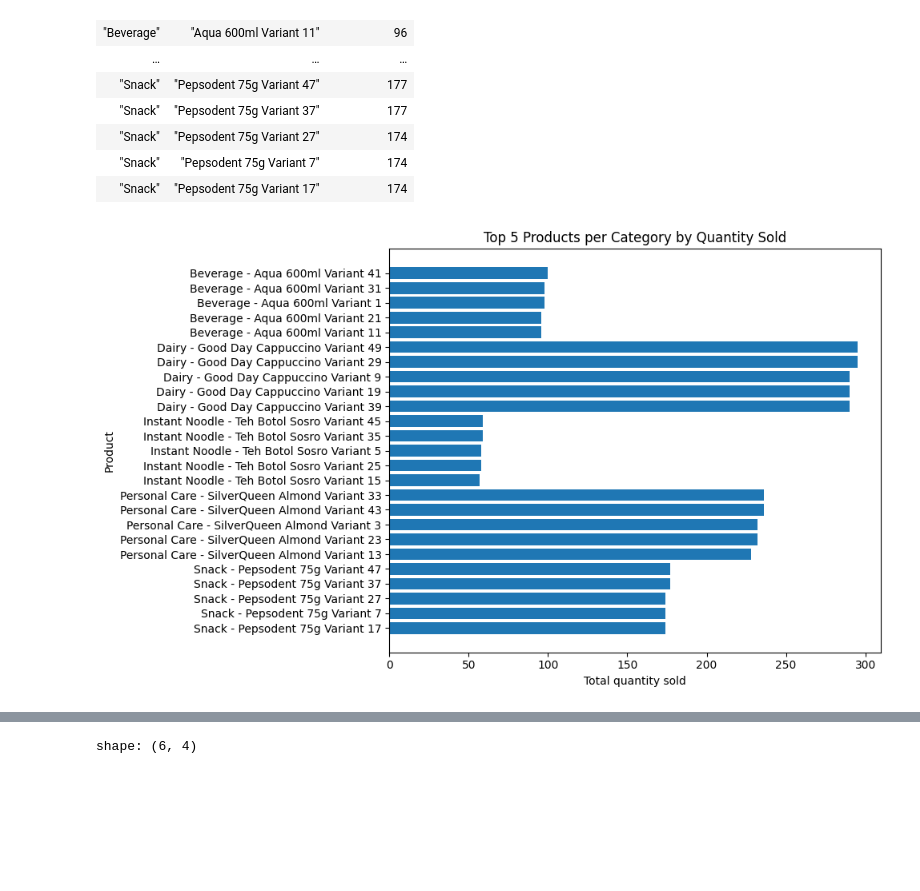
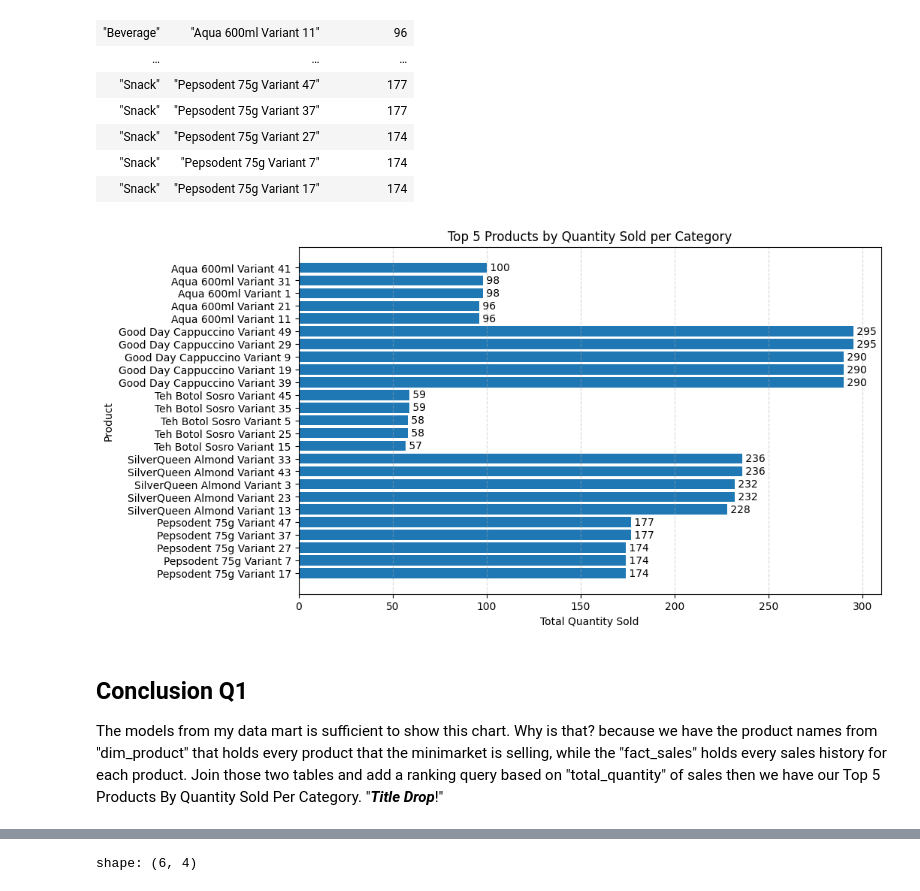
Before and after one commit to Frosthound23/minimarket-cashier-data-pipeline, a Jupyter notebook: notebooks/analysis.ipynb, the cells around one changed output, grey strips where cells are left out. Cells and saved outputs as stored; diff of their text form; code cells hidden in the pictures; blank space fills up the shorter version.

```diff
--- a/notebooks/analysis.ipynb
+++ b/notebooks/analysis.ipynb
@@ -125,22 +132,33 @@ shape: (25, 3)
 | "Snack" | "Pepsodent 75g Variant 7" | 174 |
 | "Snack" | "Pepsodent 75g Variant 17" | 174 |
 # %%
-top_products_plot = top_products.with_columns(
-    (
-        pl.col("category") + " - " + pl.col("product_name")
-    ).alias("label")
-)
+import matplotlib.pyplot as plt
 
-labels = top_products_plot["label"].to_list()
-values = top_products_plot["total_quantity"].to_list()
+products = top_products["product_name"].to_list()
+quantities = top_products["total_quantity"].to_list()
 
 plt.figure(figsize=(10, 6))
-plt.barh(labels, values)
-plt.xlabel("Total quantity sold")
+
+bars = plt.barh(products, quantities)
+
+plt.xlabel("Total Quantity Sold")
 plt.ylabel("Product")
-plt.title("Top 5 Products per Category by Quantity Sold")
+plt.title("Top 5 Products by Quantity Sold per Category")
+
+for bar in bars:
+    width = bar.get_width()
+    plt.text(
+        width,
+        bar.get_y() + bar.get_height() / 2,
+        f" {int(width)}",
+        va="center",
+    )
+
+plt.grid(axis="x", linestyle="--", alpha=0.5)
 plt.gca().invert_yaxis()
-plt.tight_layout()
 plt.show()
 # %% [output]
-[figure, old version]
+[figure, new version]
+# %% [markdown]
+## Conclusion Q1
+The models from my data mart is sufficient to show this chart. Why is that? because we have the product names from "dim_product" that holds every product that the minimarket is selling, while the "fact_sales" holds every sales history for each product. Join those two tables and add a ranking query based on "total_quantity" of sales then we have our Top 5 Products By Quantity Sold Per Category. "***Title Drop***!"
```
Also changed, not shown: parts of 5 cells of this notebook.
